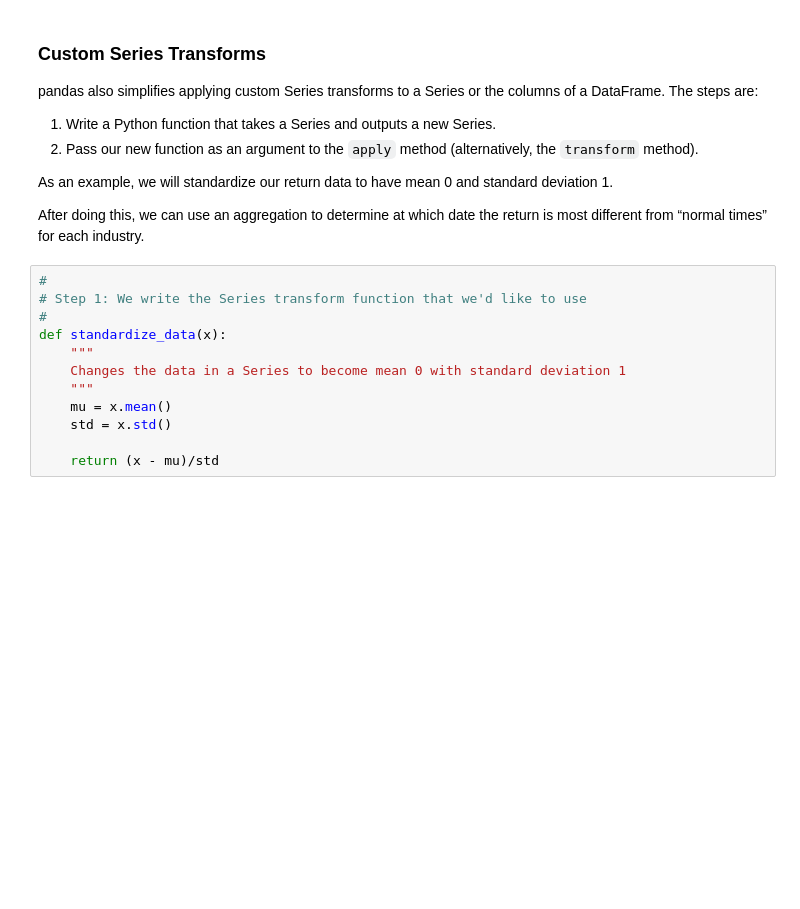
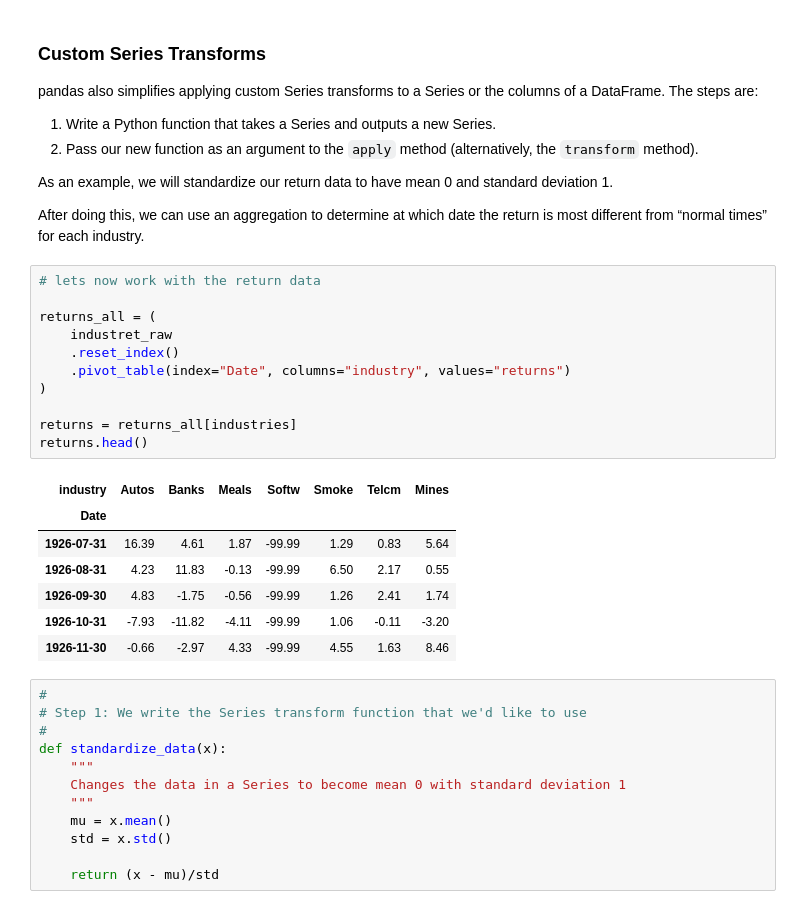
Before and after one commit to amoreira2/Lectures, a Jupyter notebook: chapters/pandas/basics.ipynb, the cells around one changed output. Drawn from its saved outputs; the diff is of its cells as text; blank space fills up the shorter version.

```diff
--- a/chapters/pandas/basics.ipynb
+++ b/chapters/pandas/basics.ipynb
@@ -383,6 +294,25 @@ and standard deviation 1.
 
 After doing this, we can use an aggregation to determine at which date the
 return is most different from “normal times” for each industry.
+# %%
+# lets now work with the return data
+
+returns_all = (
+    industret_raw
+    .reset_index()
+    .pivot_table(index="Date", columns="industry", values="returns")
+)
+
+returns = returns_all[industries]
+returns.head()
+# %% [output]
+| industry | Autos | Banks | Meals | Softw | Smoke | Telcm | Mines |
+| Date |  |  |  |  |  |  |  |
+| 1926-07-31 | 16.39 | 4.61 | 1.87 | -99.99 | 1.29 | 0.83 | 5.64 |
+| 1926-08-31 | 4.23 | 11.83 | -0.13 | -99.99 | 6.50 | 2.17 | 0.55 |
+| 1926-09-30 | 4.83 | -1.75 | -0.56 | -99.99 | 1.26 | 2.41 | 1.74 |
+| 1926-10-31 | -7.93 | -11.82 | -4.11 | -99.99 | 1.06 | -0.11 | -3.20 |
+| 1926-11-30 | -0.66 | -2.97 | 4.33 | -99.99 | 4.55 | 1.63 | 8.46 |
 # %%
 #
 # Step 1: We write the Series transform function that we'd like to use
```
Also changed, not shown: parts of 15 cells of this notebook.
